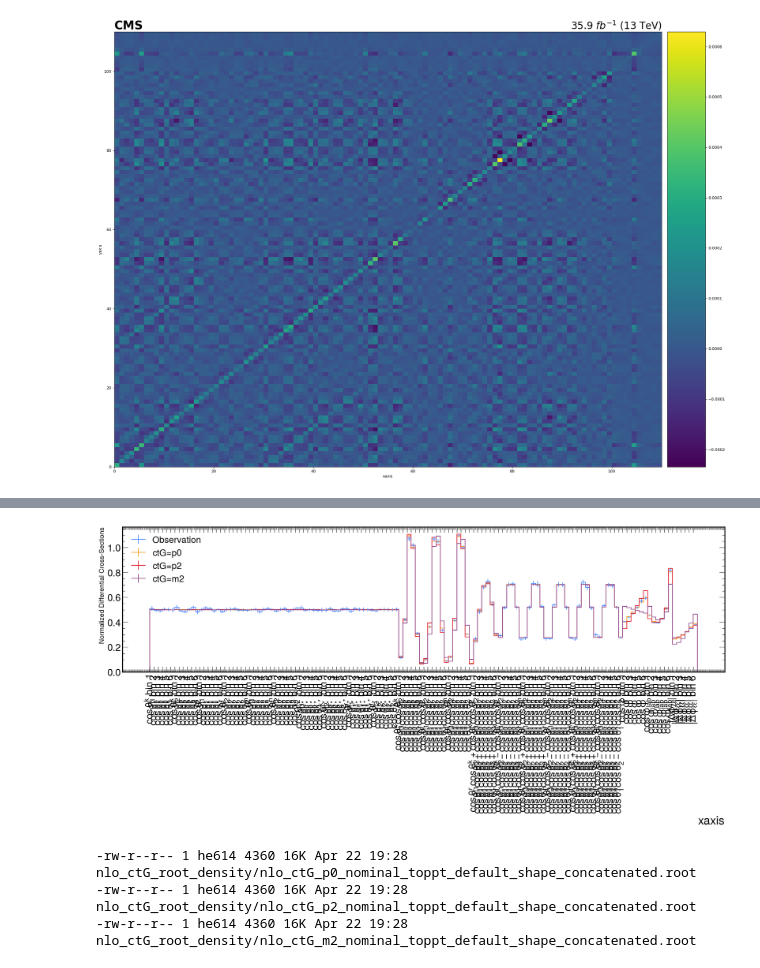
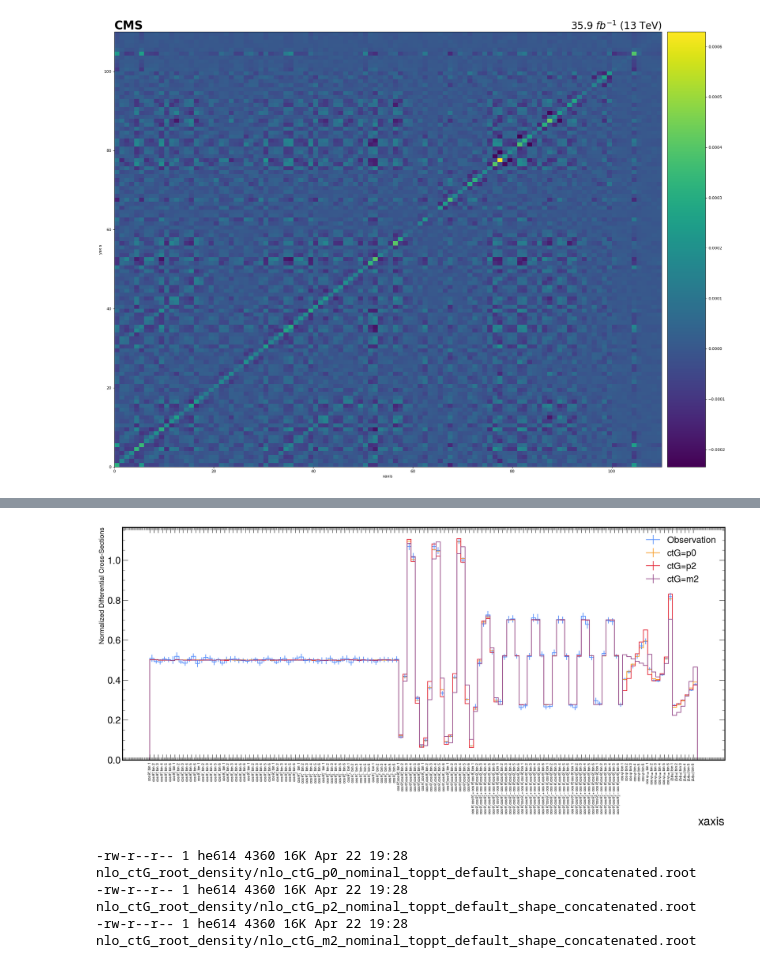
Before and after one commit to holytpk/EFTFitter, a Jupyter notebook: exec/convert_csv_root.ipynb, the cells around one changed output, grey strips where cells are left out. Saved outputs shown, nothing was run; the diff lists cells and outputs as text; code cells hidden in the pictures.

```diff
--- a/exec/convert_csv_root.ipynb
+++ b/exec/convert_csv_root.ipynb
@@ -562,36 +550,45 @@ for value in op_values:
 # %%
+h_concatenated_EFT = {}
+
+op_values = ['p0', 'p2', 'm2']
+
+h_concatenated = uproot.open("HEPData-concatenated-histogram.root")['concatenated_diff_cross_section;1'].to_hist()
+for value in op_values:
+    h_concatenated_EFT[value] = uproot.open(f'nlo_ctG_root_density/nlo_ctG_{value}_nominal_toppt_default_shape_concatenated.root')['concatenated_diff_cross_section'].to_hist()
+
+
 xy_labels=[]
 # opening the CSV file
 with open('HEPData-ins1742786-v1-Statistical_covariance_matrix.csv', mode ='r')as file:
 
     # reading the CSV file
     csvFile = csv.reader(file)
 
     # displaying the contents of the CSV file
     for lines in csvFile:
         if not len(lines) == 3 : continue
         if not '$' in lines[0] : continue
 
         xy_labels.append(str(lines[0]))
 
 xy_labels = np.reshape(xy_labels, (-1, 132));
 
 plt.figure(figsize=(20, 10), dpi=100)
 
 h_concatenated.plot1d(label='Observation')
 for value in h_concatenated_EFT:
     #print(np.sqrt(h_concatenated_EFT[value].variances()))
     h_concatenated_EFT[value].plot1d(label=f'ctG={value}')
 
 plt.legend(fontsize=20)
 plt.ylabel("Normalized Differential Cross-Sections", fontsize=15)
-plt.xticks(ticks=range(len(xy_labels[0])), labels=xy_labels[0], rotation=90)
+plt.xticks(ticks=range(len(xy_labels[0])), labels=xy_labels[0], rotation=90, fontsize=8)
 plt.tight_layout()  # Automatically adjusts spacing
 plt.savefig("concatenated_histograms_preUL.pdf", bbox_inches='tight')  # Ensures labels are not cut
 
 # interpolate the values of a quadratic function as a function of op formed by these 3 histograms formed corresponding parameter op_values = ['p0', 'p2', 'm2']
 # %% [output]
-[figure, old version]
+[figure, new version]
 # %%
 !ls nlo_ctG_root_density/nlo_ctG_*_nominal_toppt_default_shape_concatenated.root -ltrh
 # %% [output]
```
Also changed, not shown: parts of 4 cells of this notebook, 1 other file.
